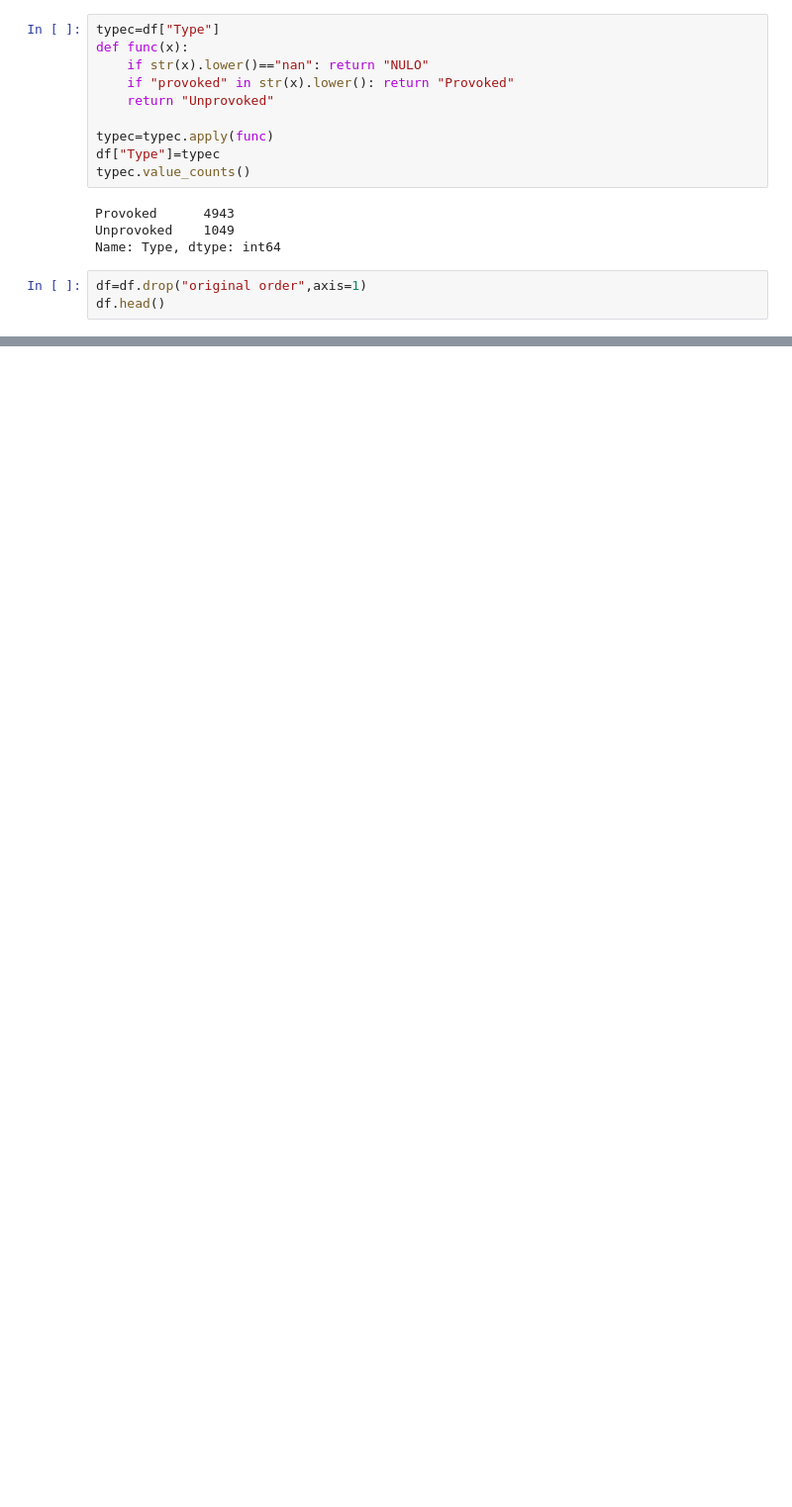
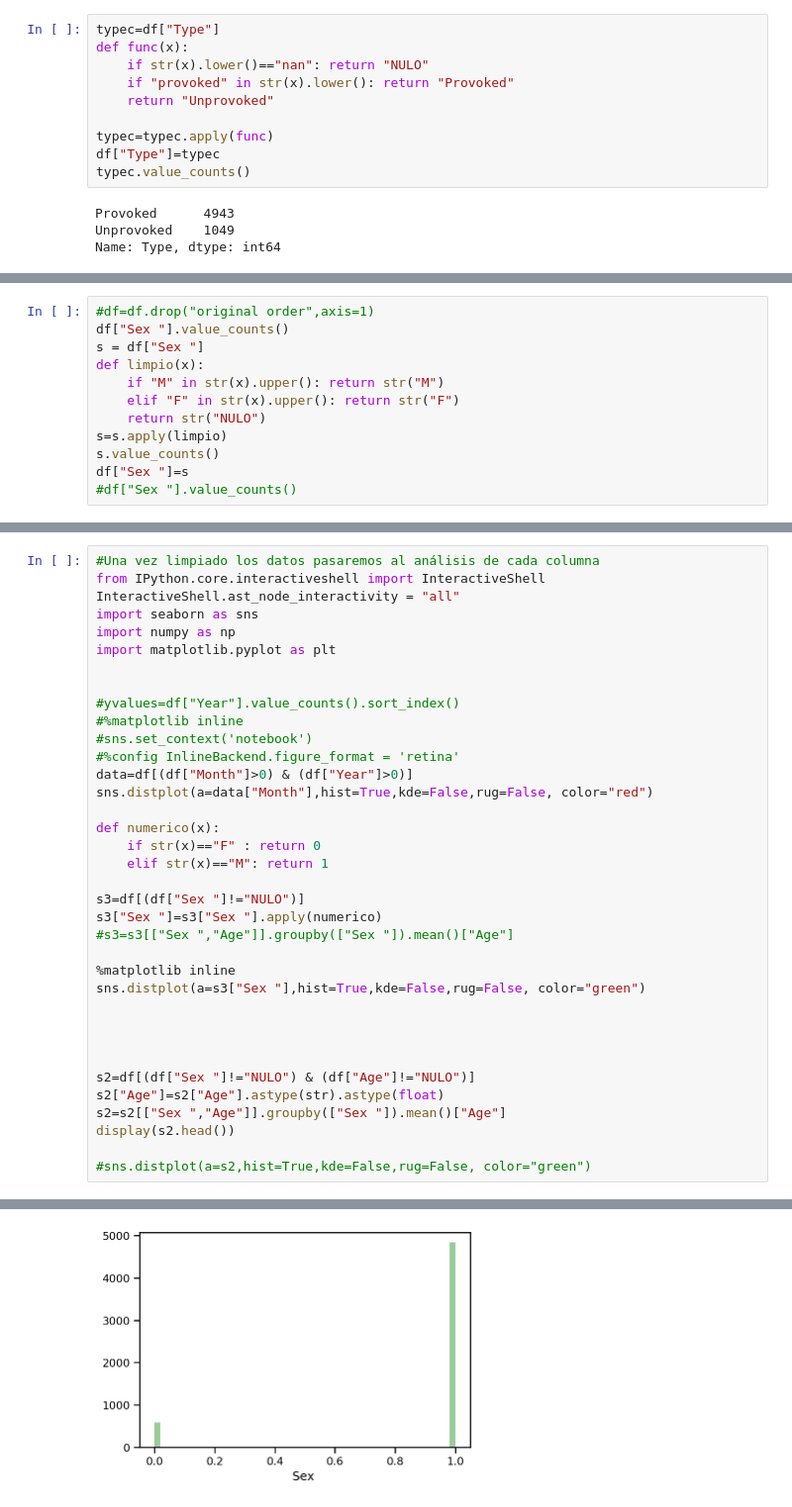
Before and after one commit to ironhack-datalabs/datamad0619, a Jupyter notebook: module-1/pandas-project/your-code/Untitled.ipynb, the cells around one changed output, grey strips where cells are left out. Shown at 99% size. Drawn from its saved outputs; the diff is of its cells as text; blank space fills up the shorter version.

```diff
--- a/module-1/pandas-project/your-code/Untitled.ipynb
+++ b/module-1/pandas-project/your-code/Untitled.ipynb
@@ -550,6 +607,3 @@ typec.value_counts()
 Provoked      4943
 Unprovoked    1049
 Name: Type, dtype: int64
-# %%
-df=df.drop("original order",axis=1)
-df.head()
@@ -562,0 +610,12 @@ df.head()
+# %%
+#df=df.drop("original order",axis=1)
+df["Sex "].value_counts()
+s = df["Sex "]
+def limpio(x):
+    if "M" in str(x).upper(): return str("M")
+    elif "F" in str(x).upper(): return str("F")
+    return str("NULO")
+s=s.apply(limpio)
+s.value_counts()
+df["Sex "]=s
+#df["Sex "].value_counts()
@@ -562,0 +631,37 @@ df.head()
+# %%
+#Una vez limpiado los datos pasaremos al análisis de cada columna
+from IPython.core.interactiveshell import InteractiveShell
+InteractiveShell.ast_node_interactivity = "all"
+import seaborn as sns
+import numpy as np
+import matplotlib.pyplot as plt
+
+
+#yvalues=df["Year"].value_counts().sort_index()
+#%matplotlib inline
+#sns.set_context('notebook')
+#%config InlineBackend.figure_format = 'retina'
+data=df[(df["Month"]>0) & (df["Year"]>0)]
+sns.distplot(a=data["Month"],hist=True,kde=False,rug=False, color="red")
+
+def numerico(x):
+    if str(x)=="F" : return 0
+    elif str(x)=="M": return 1
+
+s3=df[(df["Sex "]!="NULO")]
+s3["Sex "]=s3["Sex "].apply(numerico)
+#s3=s3[["Sex ","Age"]].groupby(["Sex "]).mean()["Age"]
+
+%matplotlib inline
+sns.distplot(a=s3["Sex "],hist=True,kde=False,rug=False, color="green")
+
+
+
+
+s2=df[(df["Sex "]!="NULO") & (df["Age"]!="NULO")]
+s2["Age"]=s2["Age"].astype(str).astype(float)
+s2=s2[["Sex ","Age"]].groupby(["Sex "]).mean()["Age"]
+display(s2.head())
+
+#sns.distplot(a=s2,hist=True,kde=False,rug=False, color="green")
+# %% [output]
@@ -562,0 +682 @@ df.head()
+[figure, added]
```
Also changed, not shown: parts of 24 cells of this notebook.
